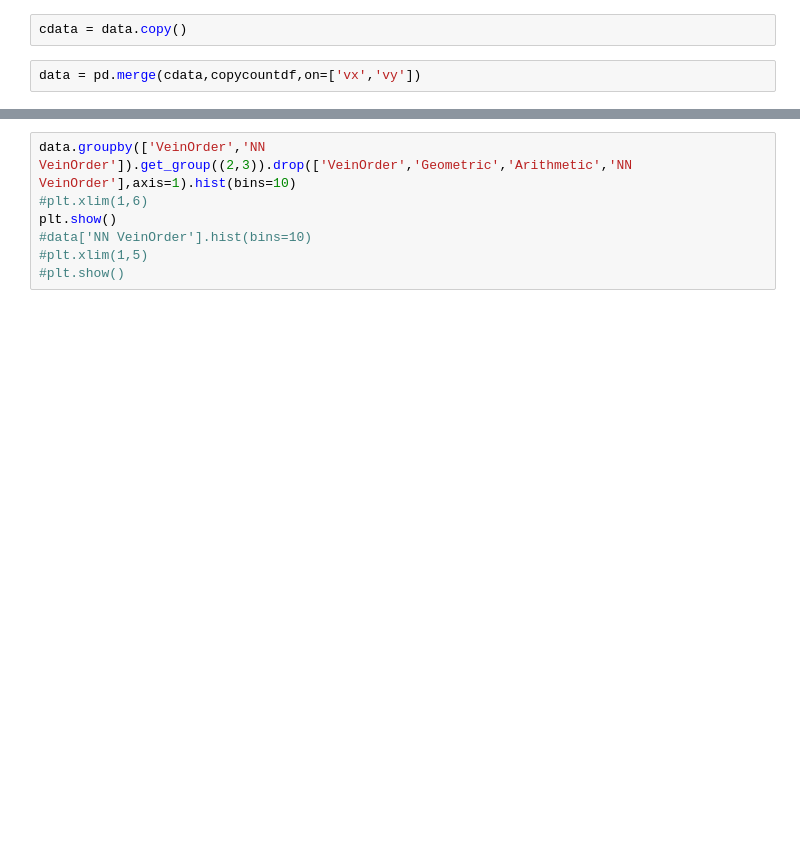
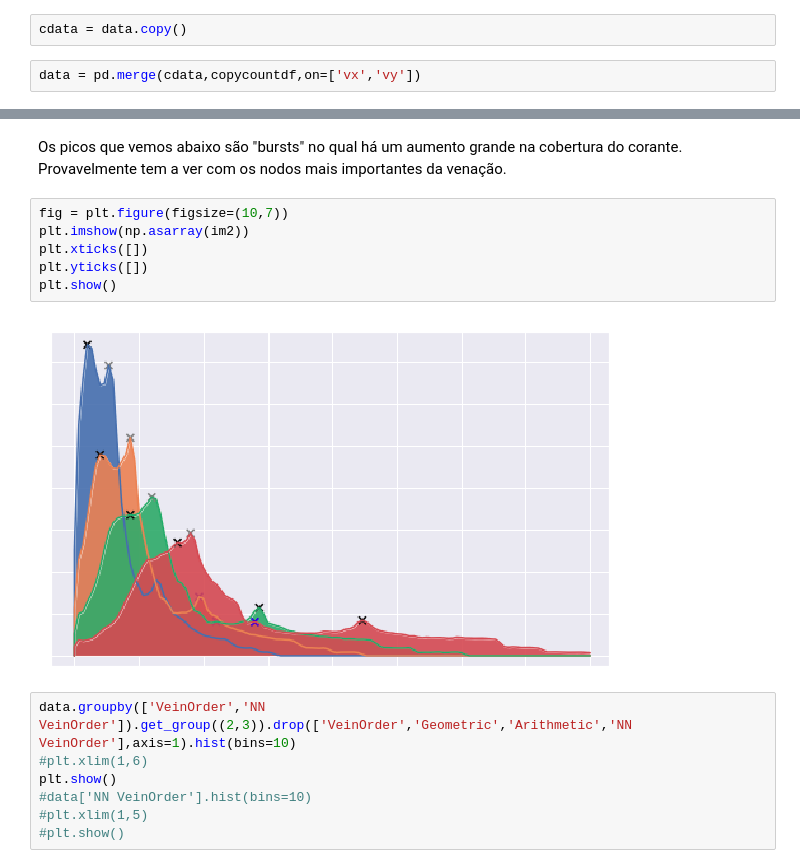
Before and after one commit to CaioMar/Venacao, a Jupyter notebook: Distance_histogram.ipynb, the cells around one changed output, grey strips where cells are left out. Saved outputs shown, nothing was run; the diff lists cells and outputs as text; blank space fills up the shorter version.

```diff
--- a/Distance_histogram.ipynb
+++ b/Distance_histogram.ipynb
@@ -102,3 +106,13 @@ plt.show()
+# %% [markdown]
+Os picos que vemos abaixo são "bursts" no qual há um aumento grande na cobertura do corante. Provavelmente tem a ver com os nodos mais importantes da venação.
+# %%
+fig = plt.figure(figsize=(10,7))
+plt.imshow(np.asarray(im2))
+plt.xticks([])
+plt.yticks([])
+plt.show()
+# %% [output]
+[figure, added]
 # %%
 data.groupby(['VeinOrder','NN VeinOrder']).get_group((2,3)).drop(['VeinOrder','Geometric','Arithmetic','NN VeinOrder'],axis=1).hist(bins=10)
 #plt.xlim(1,6)
```
Also changed, not shown: parts of 14 cells of this notebook, 2 other files.
